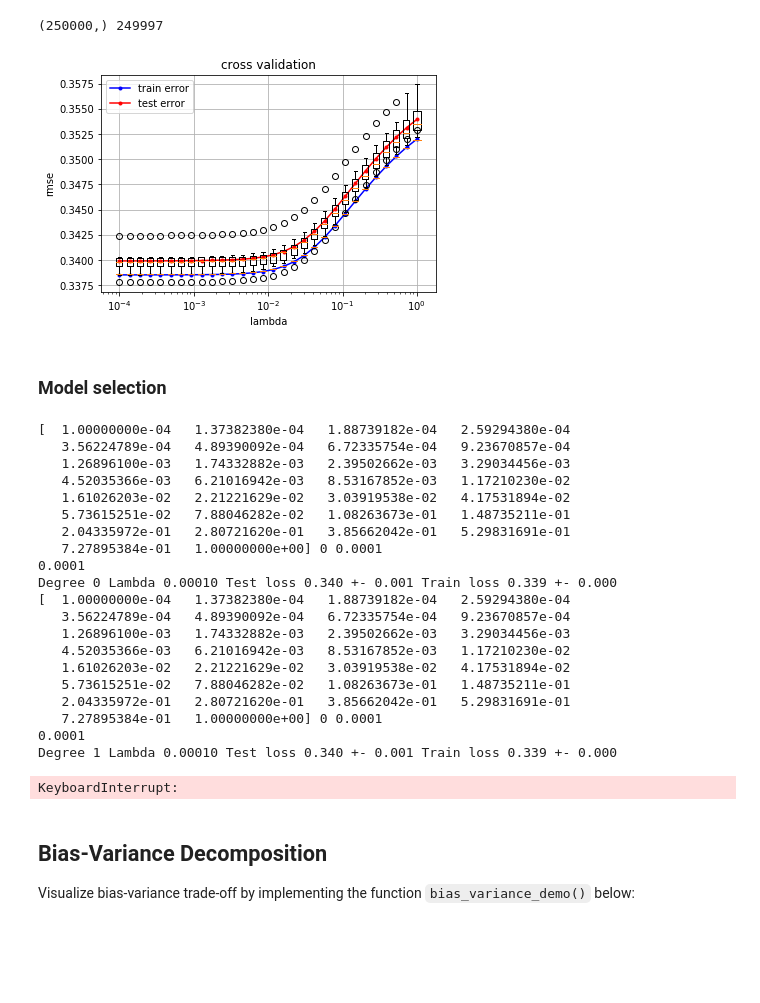
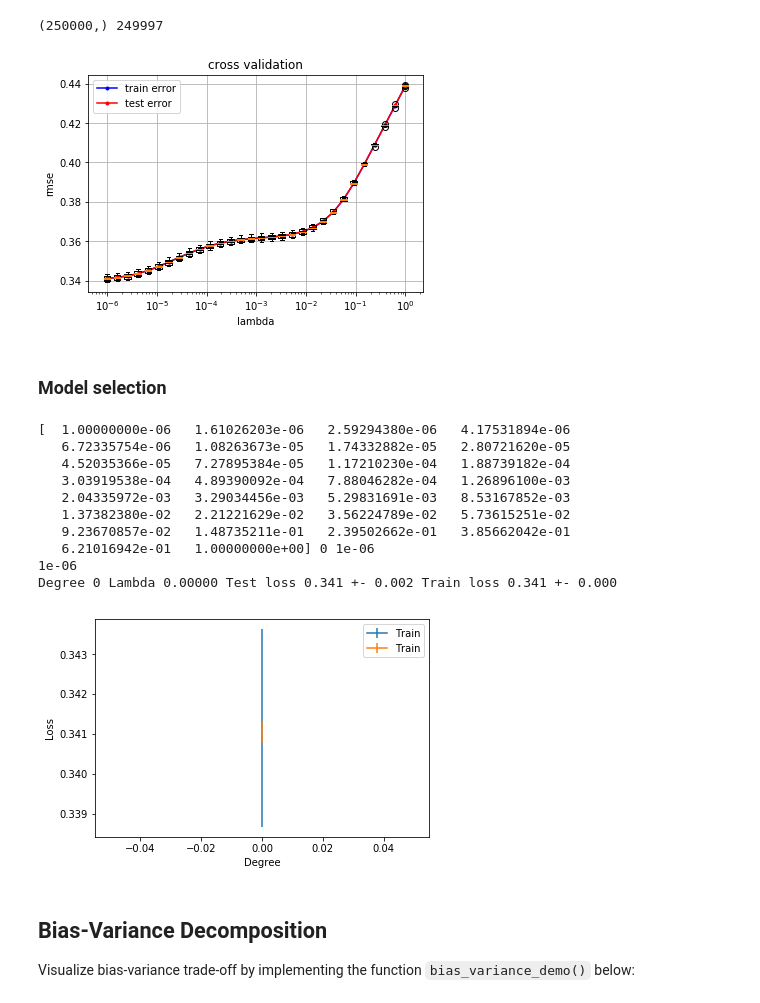
Before and after one commit to EPFLMachineLearningTeamYoor/Project1, a Jupyter notebook: src/KFoldValidation.ipynb, the cells around one changed output. Saved outputs shown, nothing was run; the diff lists cells and outputs as text; code cells hidden in the pictures; blank space fills up the shorter version.

Commit message:
k fold validation v2

```diff
--- a/src/KFoldValidation.ipynb
+++ b/src/KFoldValidation.ipynb
@@ -30,6 +39,6 @@ y,x,ids = load_csv_data(train_path)
 # %%
 def build_k_indices(y, k_fold, seed):
-    """build k indices for k-fold."""
+    """build and seperate k random indices for k-fold."""
     num_row = y.shape[0]
     interval = int(num_row / k_fold)
     np.random.seed(seed)
@@ -50,63 +59,73 @@ from helpers import build_model_data
 def cross_validation(y, x, k_indices, k, lambda_, degree):
     """return the loss of ridge regression."""
 
-    # building polynomial matrix for whole dataset
-    #x_poly = build_poly(x, degree)
-    y,tx=build_model_data(x,y)
+    # building model matrix for using in ridge regression
 
 
-    # indices for test
+
+    y,tx = build_model_data(x,y)
+
+
+    # indices for test.
     idx_te = k_indices[k]
+    #print("k indices: " ,k_indices)
+    #print("tx: dim ",tx.shape ,tx)
 
-    # indices for train
-    idx_tr = k_indices[np.arange(len(k_indices)) != k][0]
+
+    # indices for train.Convert also 1d array by merging N-1 folds.
+    idx_tr = k_indices[np.arange(len(k_indices)) != k].flatten()
+    #print("tr: ","dim:",idx_tr.shape,idx_tr)
+    #print("te: ","dim:",idx_te.shape,idx_te)
+
 
     # x data: train/test
-    x_poly_tr = tx[idx_tr, :]
-    x_poly_te = tx[idx_te, :]
+    x_tr = tx[idx_tr, :]
+    x_te = tx[idx_te, :]
 
     # y data: train/test
     y_tr = y[idx_tr]
     y_te = y[idx_te]
 
     # training ridge regression
-    weights = ridge_regression(y_tr, x_poly_tr, lambda_)
+    weights = ridge_regression(y_tr, x_tr, lambda_)
 
     # computing losses
-    loss_tr = compute_mse(y_tr, x_poly_tr, weights)
-    loss_te = compute_mse(y_te, x_poly_te, weights)
+    loss_tr = compute_mse(y_tr, x_tr, weights)
+    loss_te = compute_mse(y_te, x_te, weights)
 
     return loss_tr, loss_te
 # %%
 from plots import cross_validation_visualization
 
 def cross_validation_demo():
-    seed = 2
-    degree = 7
-    k_fold = 10
-    lambdas = np.logspace(-4, 0, 30)
+    seed = 1
+    degree = 1
+    k_fold = 5
+    lambdas = np.logspace(-6, 0, 30)
+
     # split data in k fold
     k_indices = build_k_indices(y, k_fold, seed)
+
     # define lists to store the loss of training data and test data
     rmse_tr, rmse_te = [], []
     rmse = [rmse_tr, rmse_te]
     rmse_all = [[], []]
 
     for lambda_ in tqdm(lambdas):
         rmse_ = [[], []]
         for k in range(k_fold):
             [rmse_[i].append(x) for i, x in
              enumerate(cross_validation(y, x, k_indices, k, lambda_, degree))]
         [rmse[i].append(np.mean(x)) for (i, x) in enumerate(rmse_)]
         [rmse_all[i].append(x) for (i, x) in enumerate(rmse_)]
 
     all_data = [np.array(rmse_all[0]).T, np.array(rmse_all[1]).T]
 
     cross_validation_visualization(lambdas, rmse_tr, rmse_te, all_data = all_data)
 
 cross_validation_demo()
 # %% [output]
-[figure, old version]
+[figure, new version]
 # %% [markdown]
 ### Model selection
 # %%
@@ -162,29 +184,20 @@ def get_best_models(degrees, seed, k_fold):
     plt.ylabel('Loss')
     plt.show()
 
-get_best_models(np.arange(10), 2, 10)
+get_best_models(np.arange(1), 1, 10)
+#get_best_models(np.arange(10), 2, 10)
 # %% [output]
-[  1.00000000e-04   1.37382380e-04   1.88739182e-04   2.59294380e-04
-   3.56224789e-04   4.89390092e-04   6.72335754e-04   9.23670857e-04
-   1.26896100e-03   1.74332882e-03   2.39502662e-03   3.29034456e-03
-   4.52035366e-03   6.21016942e-03   8.53167852e-03   1.17210230e-02
-   1.61026203e-02   2.21221629e-02   3.03919538e-02   4.17531894e-02
-   5.73615251e-02   7.88046282e-02   1.08263673e-01   1.48735211e-01
-   2.04335972e-01   2.80721620e-01   3.85662042e-01   5.29831691e-01
-   7.27895384e-01   1.00000000e+00] 0 0.0001
-0.0001
-Degree 0 Lambda 0.00010 Test loss 0.340 +- 0.001 Train loss 0.339 +- 0.000
-[  1.00000000e-04   1.37382380e-04   1.88739182e-04   2.59294380e-04
-   3.56224789e-04   4.89390092e-04   6.72335754e-04   9.23670857e-04
-   1.26896100e-03   1.74332882e-03   2.39502662e-03   3.29034456e-03
-   4.52035366e-03   6.21016942e-03   8.53167852e-03   1.17210230e-02
-   1.61026203e-02   2.21221629e-02   3.03919538e-02   4.17531894e-02
-   5.73615251e-02   7.88046282e-02   1.08263673e-01   1.48735211e-01
-   2.04335972e-01   2.80721620e-01   3.85662042e-01   5.29831691e-01
-   7.27895384e-01   1.00000000e+00] 0 0.0001
-0.0001
-Degree 1 Lambda 0.00010 Test loss 0.340 +- 0.001 Train loss 0.339 +- 0.000
+[  1.00000000e-06   1.61026203e-06   2.59294380e-06   4.17531894e-06
+   6.72335754e-06   1.08263673e-05   1.74332882e-05   2.80721620e-05
+   4.52035366e-05   7.27895384e-05   1.17210230e-04   1.88739182e-04
+   3.03919538e-04   4.89390092e-04   7.88046282e-04   1.26896100e-03
+   2.04335972e-03   3.29034456e-03   5.29831691e-03   8.53167852e-03
+   1.37382380e-02   2.21221629e-02   3.56224789e-02   5.73615251e-02
+   9.23670857e-02   1.48735211e-01   2.39502662e-01   3.85662042e-01
+   6.21016942e-01   1.00000000e+00] 0 1e-06
+1e-06
+Degree 0 Lambda 0.00000 Test loss 0.341 +- 0.002 Train loss 0.341 +- 0.000
-KeyboardInterrupt:
+[figure, added]
 # %% [markdown]
 ## Bias-Variance Decomposition
 Visualize bias-variance trade-off by implementing the function `bias_variance_demo()` below:
```
Also changed, not shown: parts of 5 cells of this notebook.
